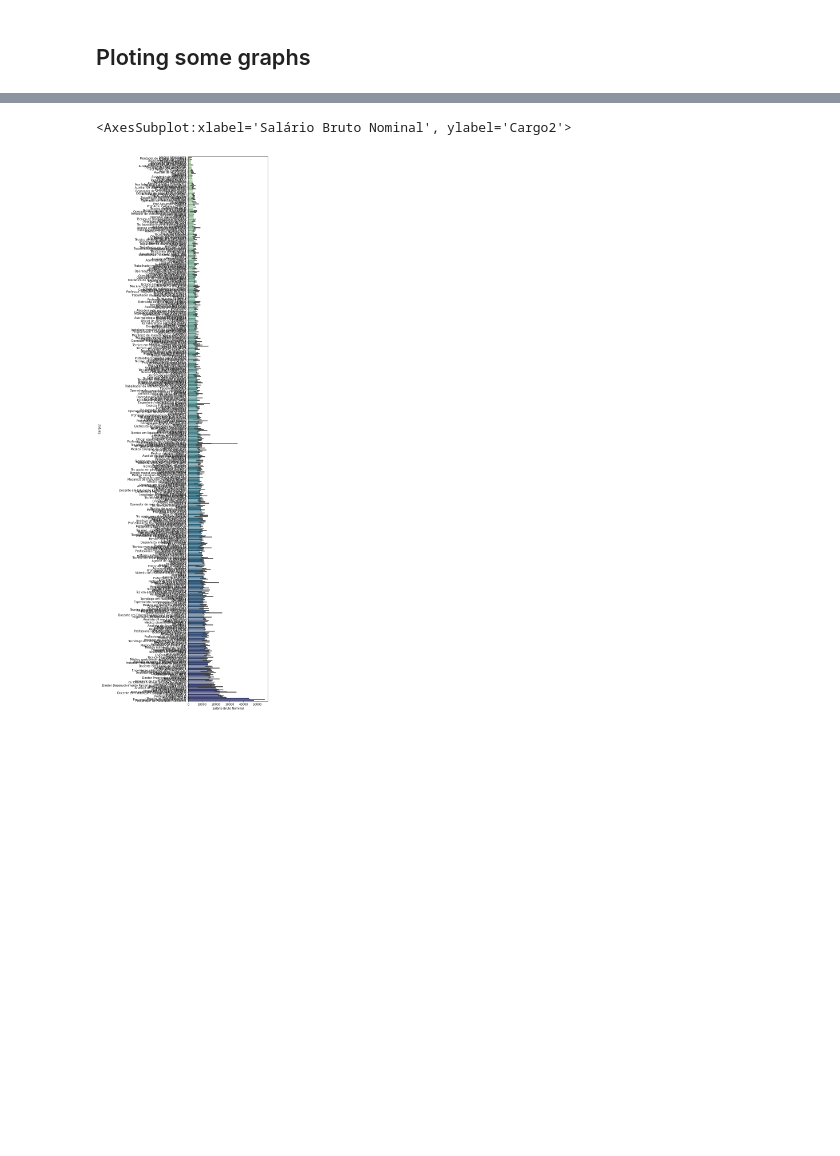
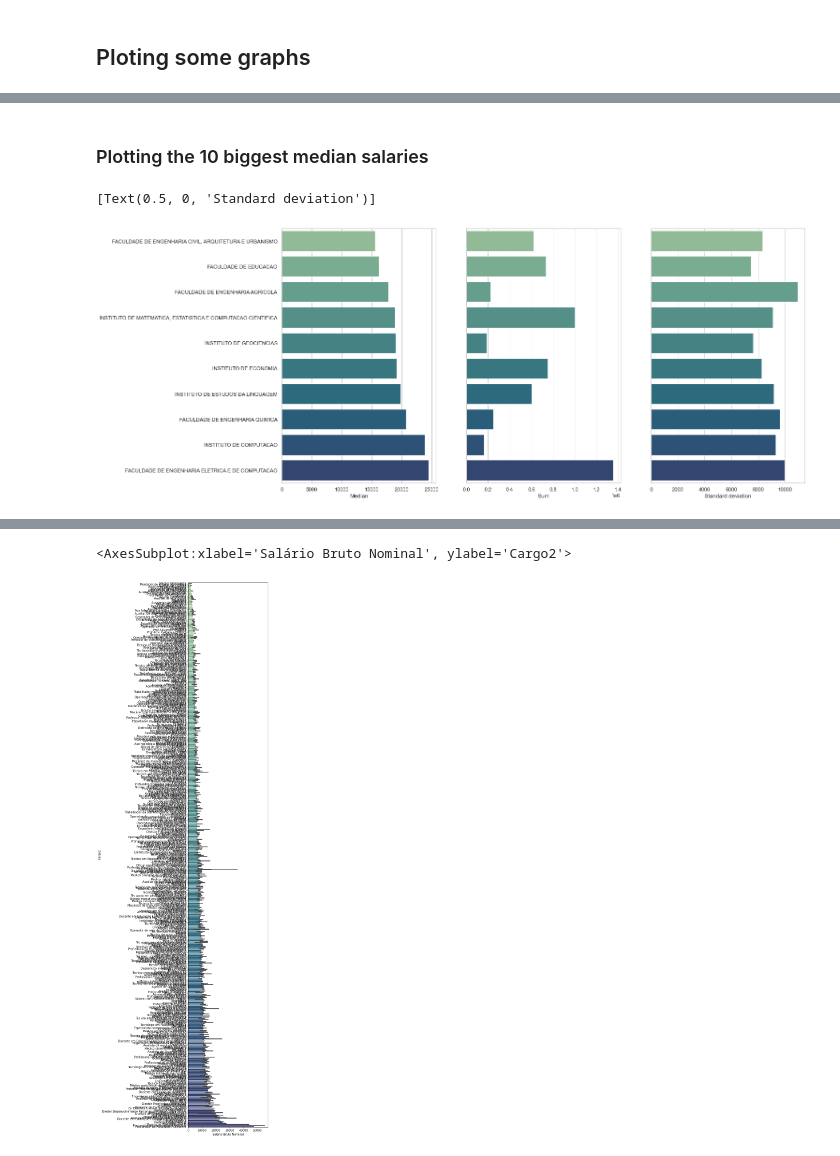
Before and after one commit to Pedronagy/Unicamp_salaries, a Jupyter notebook: Analisys.ipynb, the cells around one changed output, grey strips where cells are left out. Saved outputs shown, nothing was run; the diff lists cells and outputs as text; code cells hidden in the pictures; blank space fills up the shorter version.

```diff
--- a/Analisys.ipynb
+++ b/Analisys.ipynb
@@ -121,0 +138,25 @@ Name: Lotação, Length: 14137, dtype: object>
+# %% [markdown]
+### Plotting the 10 biggest median salaries
+# %%
+sns.set_theme(style="whitegrid")
+fig, axs = plt.subplots(1,3,sharey=True, figsize=(20,10))
+
+df1 = df.groupby('cat_1').median().sort_values('Salário Bruto Nominal').reset_index()
+df2 = df.groupby('cat_1').sum().reset_index()
+df3 = df.groupby('cat_1').std().reset_index()
+
+
+fig1 = sns.barplot(x='Salário Bruto Nominal', y='cat_1', data=df1, order=df1['cat_1'][-10:], palette='crest', ax=axs[0])
+fig2 = sns.barplot(x='Salário Bruto Nominal', y='cat_1', data=df2, order=df1['cat_1'][-10:], palette='crest', ax=axs[1])
+fig3 = sns.barplot(x='Salário Bruto Nominal', y='cat_1', data=df3, order=df1['cat_1'][-10:], palette='crest', ax=axs[2])
+
+fig1.set(ylabel='')
+fig2.set(ylabel='')
+fig3.set(ylabel='')
+
+fig1.set(xlabel='Median')
+fig2.set(xlabel='Sum')
+fig3.set(xlabel='Standard deviation')
+# %% [output]
+[Text(0.5, 0, 'Standard deviation')]
+[figure, added]
```
Also changed, not shown: parts of 11 cells of this notebook, 2 other files.
